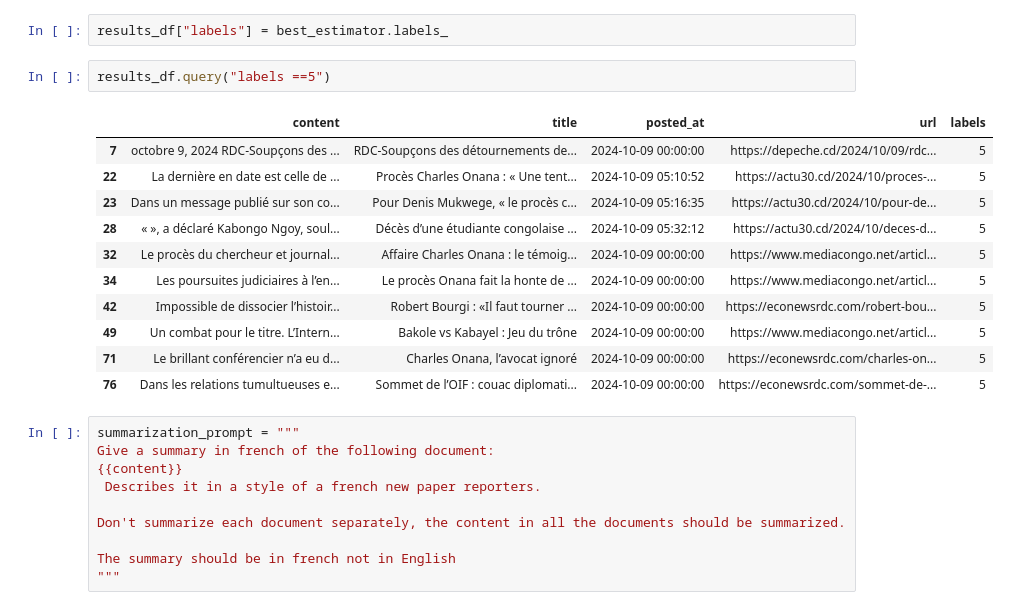
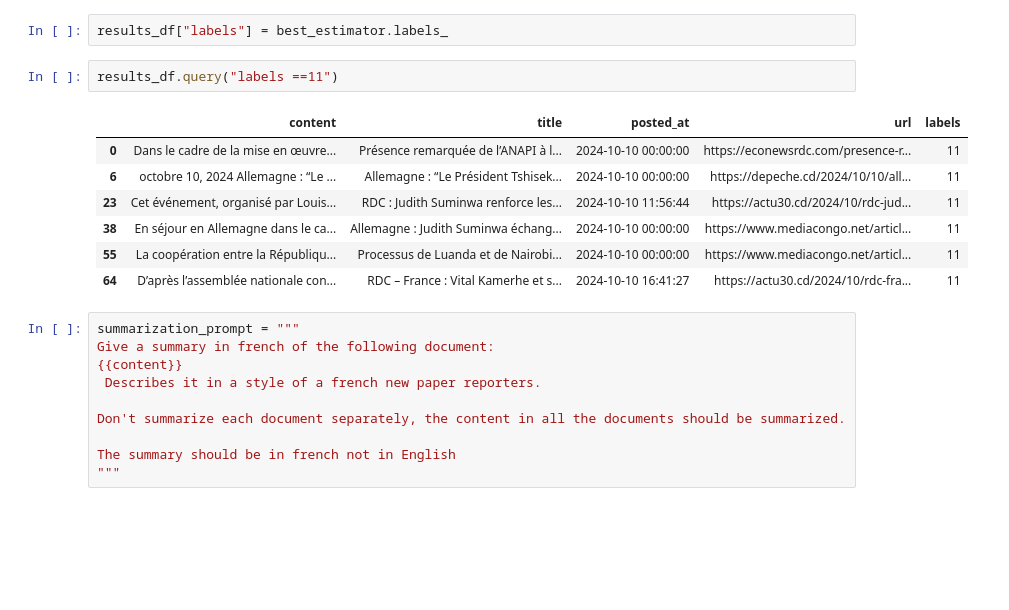
Before and after one commit to espoirMur/end-to-end-rag, a Jupyter notebook: summarization-playground.ipynb, the cells around one changed output. Saved outputs shown, nothing was run; the diff lists cells and outputs as text; blank space fills up the shorter version.

```diff
--- a/summarization-playground.ipynb
+++ b/summarization-playground.ipynb
@@ -206,19 +223,15 @@ KMeans(n_clusters=12, random_state=42)
 # %%
 results_df["labels"] = best_estimator.labels_
 # %%
-results_df.query("labels ==5")
+results_df.query("labels ==11")
 # %% [output]
 |  | content | title | posted_at | url | labels |
-| 7 | octobre 9, 2024 RDC-Soupçons des ... | RDC-Soupçons des détournements de... | 2024-10-09 00:00:00 | https://depeche.cd/2024/10/09/rdc... | 5 |
-| 22 | La dernière en date est celle de ... | Procès Charles Onana : « Une tent... | 2024-10-09 05:10:52 | https://actu30.cd/2024/10/proces-... | 5 |
-| 23 | Dans un message publié sur son co... | Pour Denis Mukwege, « le procès c... | 2024-10-09 05:16:35 | https://actu30.cd/2024/10/pour-de... | 5 |
-| 28 | « », a déclaré Kabongo Ngoy, soul... | Décès d’une étudiante congolaise ... | 2024-10-09 05:32:12 | https://actu30.cd/2024/10/deces-d... | 5 |
-| 32 | Le procès du chercheur et journal... | Affaire Charles Onana : le témoig... | 2024-10-09 00:00:00 | https://www.mediacongo.net/articl... | 5 |
-| 34 | Les poursuites judiciaires à l’en... | Le procès Onana fait la honte de ... | 2024-10-09 00:00:00 | https://www.mediacongo.net/articl... | 5 |
-| 42 | Impossible de dissocier l’histoir... | Robert Bourgi : «Il faut tourner ... | 2024-10-09 00:00:00 | https://econewsrdc.com/robert-bou... | 5 |
-| 49 | Un combat pour le titre. L’Intern... | Bakole vs Kabayel : Jeu du trône | 2024-10-09 00:00:00 | https://www.mediacongo.net/articl... | 5 |
-| 71 | Le brillant conférencier n’a eu d... | Charles Onana, l’avocat ignoré | 2024-10-09 00:00:00 | https://econewsrdc.com/charles-on... | 5 |
-| 76 | Dans les relations tumultueuses e... | Sommet de l’OIF : couac diplomati... | 2024-10-09 00:00:00 | https://econewsrdc.com/sommet-de-... | 5 |
+| 0 | Dans le cadre de la mise en œuvre... | Présence remarquée de l’ANAPI à l... | 2024-10-10 00:00:00 | https://econewsrdc.com/presence-r... | 11 |
+| 6 | octobre 10, 2024 Allemagne : “Le ... | Allemagne : “Le Président Tshisek... | 2024-10-10 00:00:00 | https://depeche.cd/2024/10/10/all... | 11 |
+| 23 | Cet événement, organisé par Louis... | RDC : Judith Suminwa renforce les... | 2024-10-10 11:56:44 | https://actu30.cd/2024/10/rdc-jud... | 11 |
+| 38 | En séjour en Allemagne dans le ca... | Allemagne : Judith Suminwa échang... | 2024-10-10 00:00:00 | https://www.mediacongo.net/articl... | 11 |
+| 55 | La coopération entre la Républiqu... | Processus de Luanda et de Nairobi... | 2024-10-10 00:00:00 | https://www.mediacongo.net/articl... | 11 |
+| 64 | D’après l’assemblée nationale con... | RDC – France : Vital Kamerhe et s... | 2024-10-10 16:41:27 | https://actu30.cd/2024/10/rdc-fra... | 11 |
 # %%
 summarization_prompt = """
 Give a summary in french of the following document:
```
Also changed, not shown: parts of 81 cells of this notebook, 8 other files.
